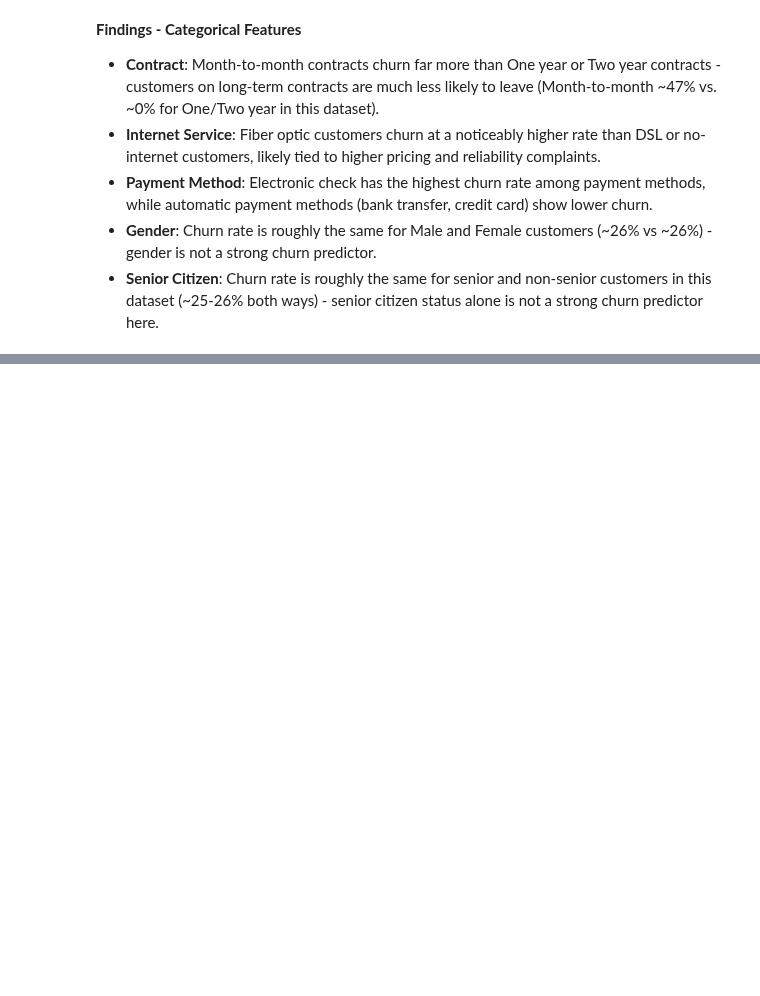
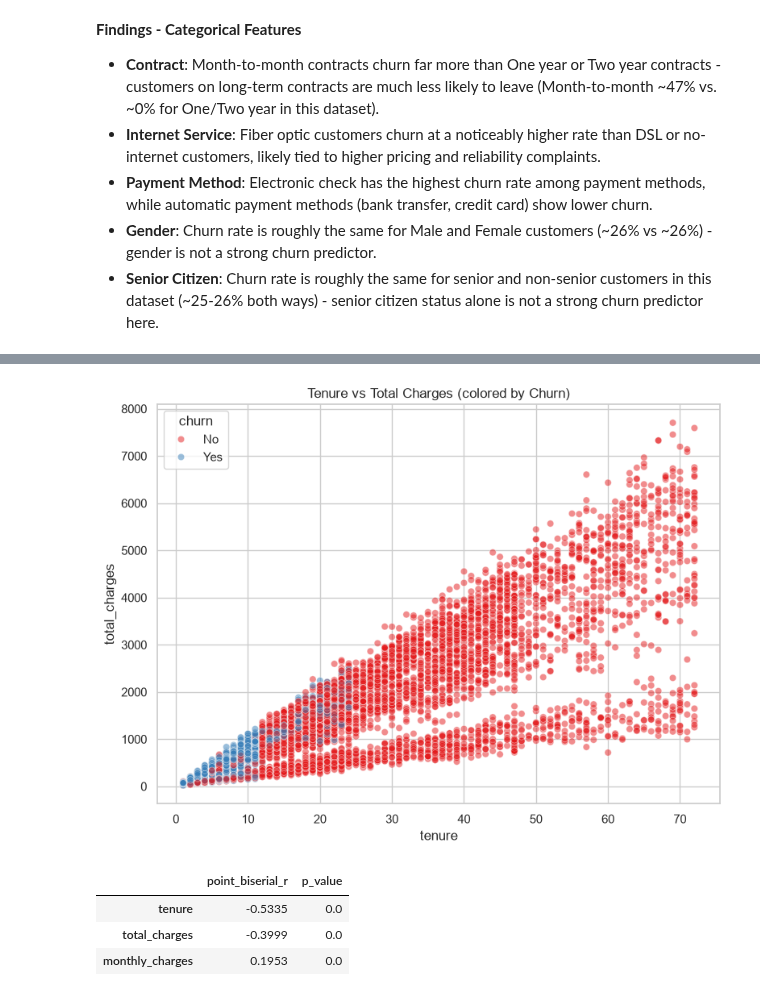
Before and after one commit to raja69reddy/customer-churn-predictor, a Jupyter notebook: notebooks/01_eda.ipynb, the cells around one changed output, grey strips where cells are left out. Cells and saved outputs as stored; diff of their text form; code cells hidden in the pictures; blank space fills up the shorter version.

```diff
--- a/notebooks/01_eda.ipynb
+++ b/notebooks/01_eda.ipynb
@@ -275,0 +294,24 @@ plt.show()
+# %%
+plt.figure(figsize=(8, 6))
+sns.scatterplot(data=df, x='tenure', y='total_charges', hue='churn', alpha=0.5, palette='Set1')
+plt.title('Tenure vs Total Charges (colored by Churn)')
+plt.tight_layout()
+plt.show()
+# %% [output]
+[figure, added]
+# %%
+from scipy.stats import pointbiserialr
+
+churn_binary = (df['churn'] == 'Yes').astype(int)
+pb_results = {}
+for col in numeric_cols:
+    corr, pvalue = pointbiserialr(churn_binary, df[col])
+    pb_results[col] = {'point_biserial_r': round(corr, 4), 'p_value': round(pvalue, 6)}
+
+pb_df = pd.DataFrame(pb_results).T.sort_values('point_biserial_r', key=abs, ascending=False)
+pb_df
+# %% [output]
+|  | point_biserial_r | p_value |
+| tenure | -0.5335 | 0.0 |
+| total_charges | -0.3999 | 0.0 |
+| monthly_charges | 0.1953 | 0.0 |
```
Also changed, not shown: parts of 4 cells of this notebook.
